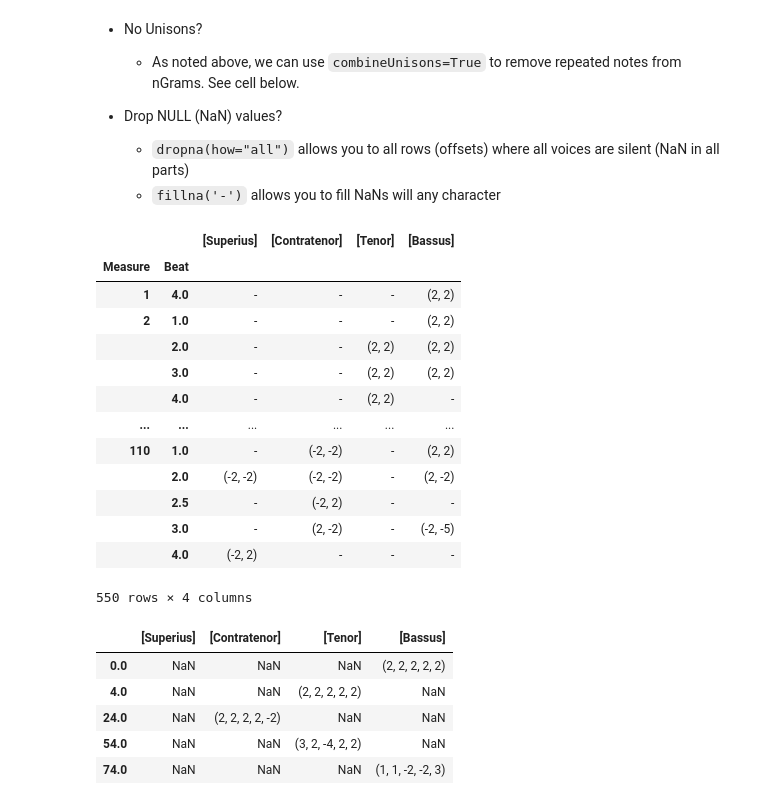
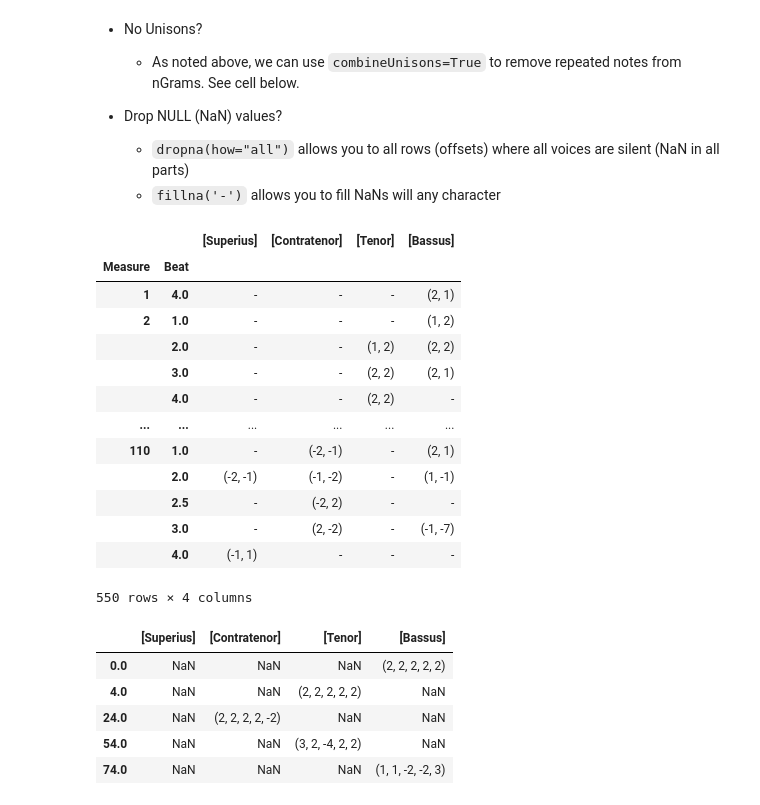
Before and after one commit to RichardFreedman/CRIM_JHUB, a Jupyter notebook: CRIM_02_Melodic_Harmonic.ipynb, the cells around one changed output. Saved outputs shown, nothing was run; the diff lists cells and outputs as text; code cells hidden in the pictures.

```diff
--- a/CRIM_02_Melodic_Harmonic.ipynb
+++ b/CRIM_02_Melodic_Harmonic.ipynb
@@ -193,23 +193,23 @@ mel.apply(pd.Series.value_counts).fillna(0).astype(int)
     * `dropna(how="all")` allows you to all rows (offsets) where all voices are silent (NaN in all parts)
     * `fillna('-')` allows you to fill NaNs will any character
 # %%
-mel = piece.melodic(kind="d")
+mel = piece.melodic(kind="c")
 ng = piece.ngrams(df=mel, n=2)
 ng.dropna(how="all")
 piece.detailIndex(ng).fillna('-')
 # %% [output]
 |  |  | [Superius] | [Contratenor] | [Tenor] | [Bassus] |
 | Measure | Beat |  |  |  |  |
-| 1 | 4.0 | - | - | - | (2, 2) |
-| 2 | 1.0 | - | - | - | (2, 2) |
-|  | 2.0 | - | - | (2, 2) | (2, 2) |
-|  | 3.0 | - | - | (2, 2) | (2, 2) |
+| 1 | 4.0 | - | - | - | (2, 1) |
+| 2 | 1.0 | - | - | - | (1, 2) |
+|  | 2.0 | - | - | (1, 2) | (2, 2) |
+|  | 3.0 | - | - | (2, 2) | (2, 1) |
 |  | 4.0 | - | - | (2, 2) | - |
 | ... | ... | ... | ... | ... | ... |
-| 110 | 1.0 | - | (-2, -2) | - | (2, 2) |
-|  | 2.0 | (-2, -2) | (-2, -2) | - | (2, -2) |
+| 110 | 1.0 | - | (-2, -1) | - | (2, 1) |
+|  | 2.0 | (-2, -1) | (-1, -2) | - | (1, -1) |
 |  | 2.5 | - | (-2, 2) | - | - |
-|  | 3.0 | - | (2, -2) | - | (-2, -5) |
-|  | 4.0 | (-2, 2) | - | - | - |
+|  | 3.0 | - | (2, -2) | - | (-1, -7) |
+|  | 4.0 | (-1, 1) | - | - | - |
 550 rows × 4 columns
 # %%
```
Also changed, not shown: parts of 4 cells of this notebook, 2 other files.
